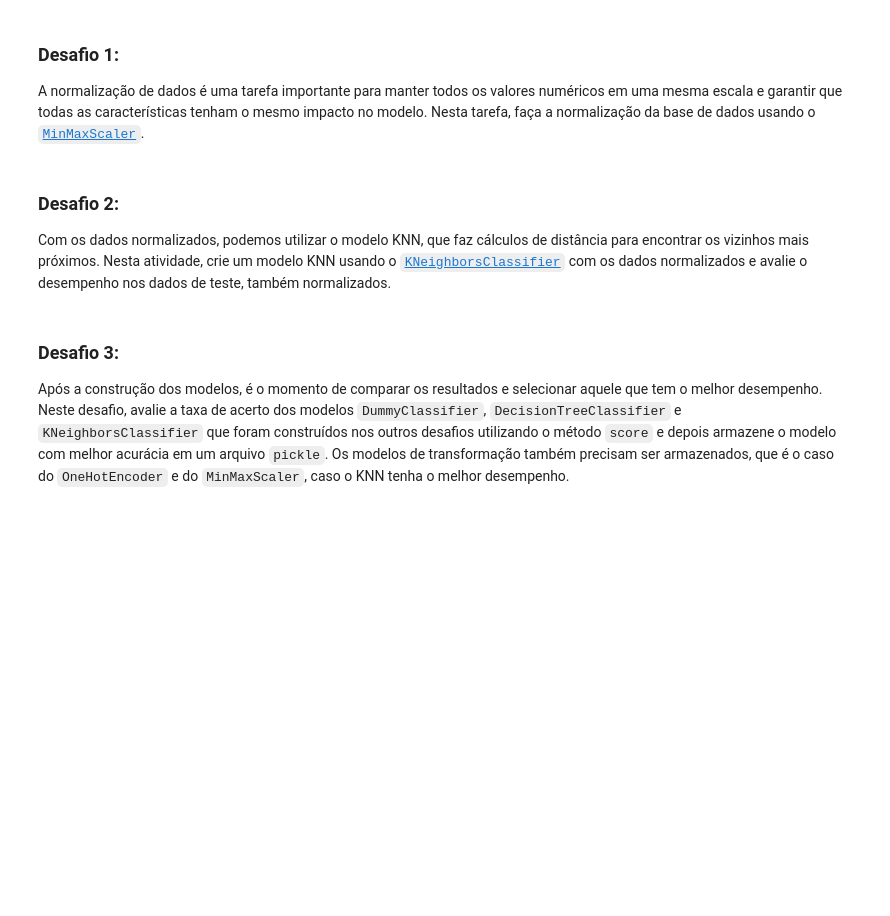
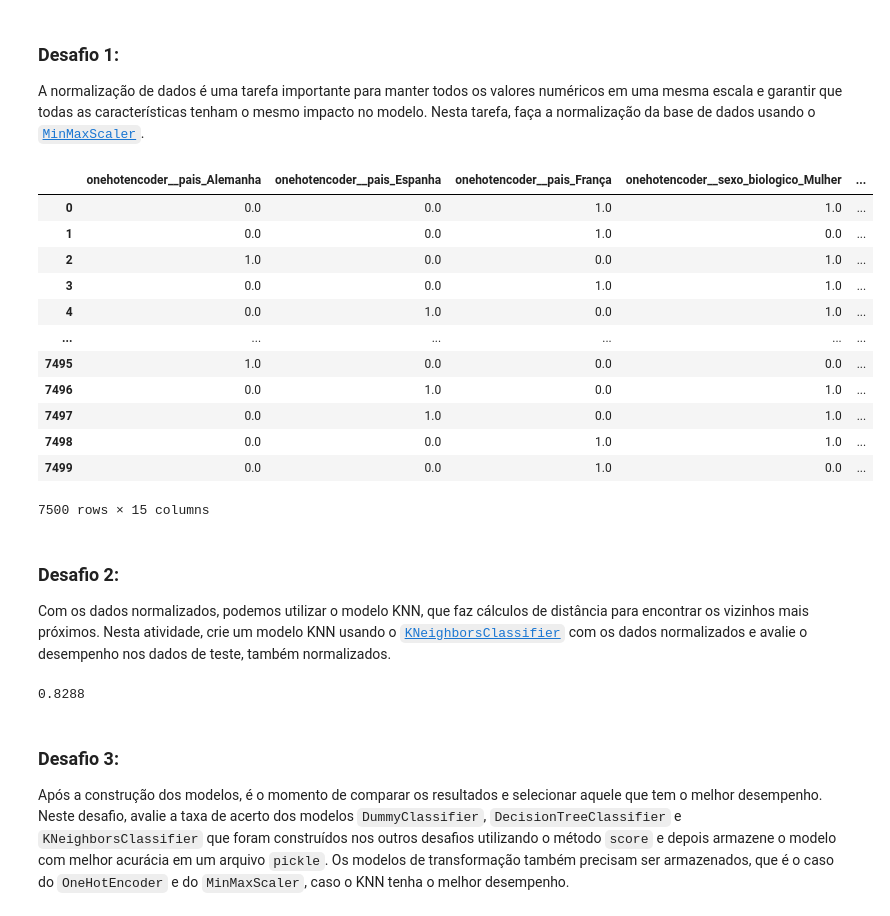
Before and after one commit to mauricioaalmeida/ONE-ML, a Jupyter notebook: Desafios_Analise_Churn.ipynb, the cells around one changed output. Saved outputs shown, nothing was run; the diff lists cells and outputs as text; code cells hidden in the pictures; blank space fills up the shorter version.

```diff
--- a/Desafios_Analise_Churn.ipynb
+++ b/Desafios_Analise_Churn.ipynb
@@ -155,10 +339,35 @@ A árvore de decisão é um algoritmo que faz as classificações a partir de de
 ### Desafio 1:
 
 A normalização de dados é uma tarefa importante para manter todos os valores numéricos em uma mesma escala e garantir que todas as características tenham o mesmo impacto no modelo. Nesta tarefa, faça a normalização da base de dados usando o [`MinMaxScaler`](https://scikit-learn.org/stable/modules/generated/sklearn.preprocessing.MinMaxScaler.html).
+# %%
+normalizacao = MinMaxScaler()
+x_treino_normalizado = normalizacao.fit_transform(x_train)
+x_teste_normalizado = normalizacao.transform(x_test)
+pd.DataFrame(x_treino_normalizado, columns=one_hot.get_feature_names_out())
+# %% [output]
+|  | onehotencoder__pais_Alemanha | onehotencoder__pais_Espanha | onehotencoder__pais_França | onehotencoder__sexo_biologico_Mulher | ... |
+| 0 | 0.0 | 0.0 | 1.0 | 1.0 | ... |
+| 1 | 0.0 | 0.0 | 1.0 | 0.0 | ... |
+| 2 | 1.0 | 0.0 | 0.0 | 1.0 | ... |
+| 3 | 0.0 | 0.0 | 1.0 | 1.0 | ... |
+| 4 | 0.0 | 1.0 | 0.0 | 1.0 | ... |
+| ... | ... | ... | ... | ... | ... |
+| 7495 | 1.0 | 0.0 | 0.0 | 0.0 | ... |
+| 7496 | 0.0 | 1.0 | 0.0 | 1.0 | ... |
+| 7497 | 0.0 | 1.0 | 0.0 | 1.0 | ... |
+| 7498 | 0.0 | 0.0 | 1.0 | 1.0 | ... |
+| 7499 | 0.0 | 0.0 | 1.0 | 0.0 | ... |
+7500 rows × 15 columns
 # %% [markdown]
 ### Desafio 2:
 
 Com os dados normalizados, podemos utilizar o modelo KNN, que faz cálculos de distância para encontrar os vizinhos mais próximos. Nesta atividade, crie um modelo KNN usando o [`KNeighborsClassifier`](https://scikit-learn.org/stable/modules/generated/sklearn.neighbors.KNeighborsClassifier.html) com os dados normalizados e avalie o desempenho nos dados de teste, também normalizados.
+# %%
+knn = KNeighborsClassifier()
+knn.fit(x_treino_normalizado, y_train)
+knn.score(x_teste_normalizado, y_test)
+# %% [output]
+0.8288
 # %% [markdown]
 ### Desafio 3:
 
```
Also changed, not shown: parts of 31 cells of this notebook.
